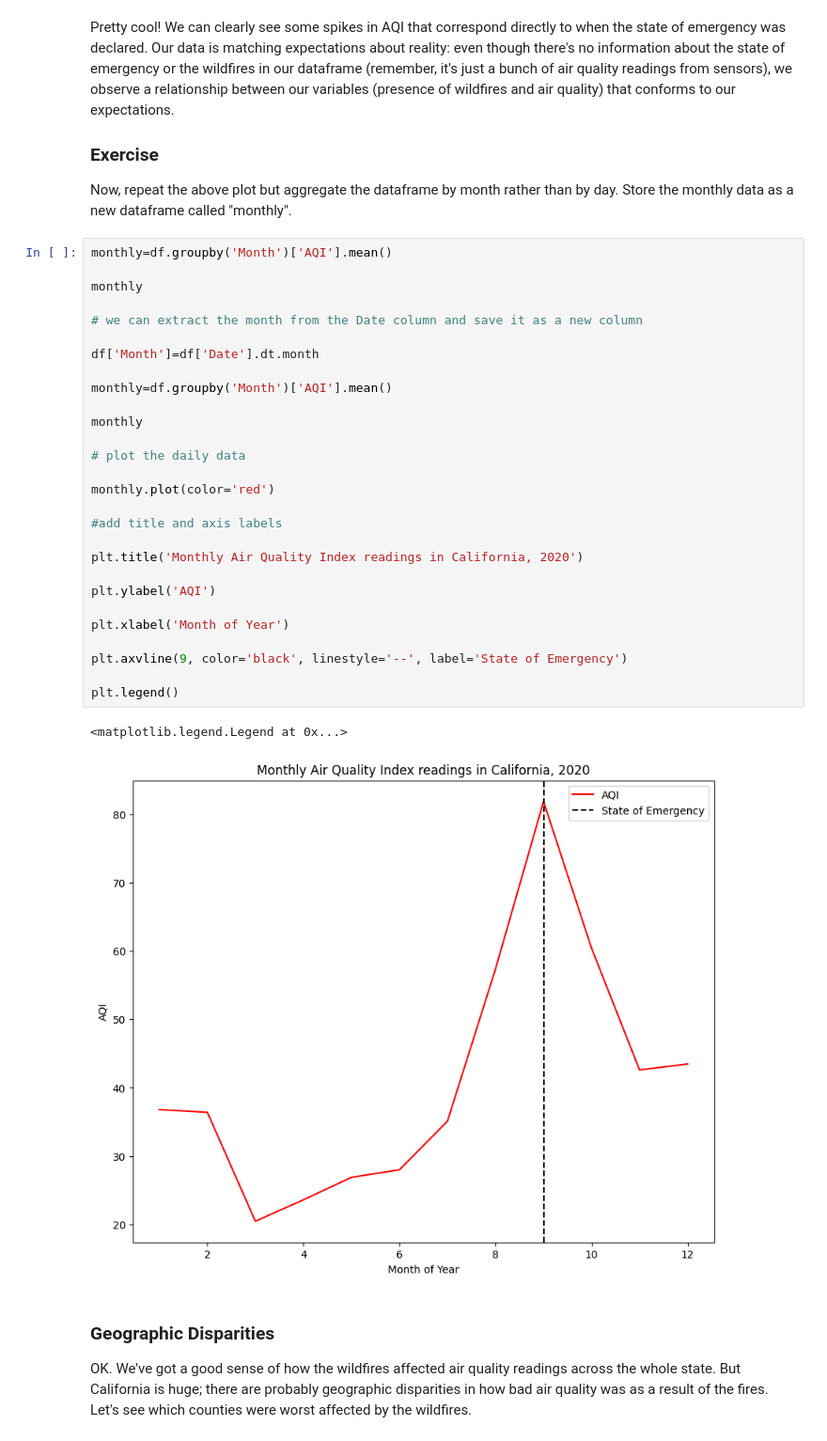
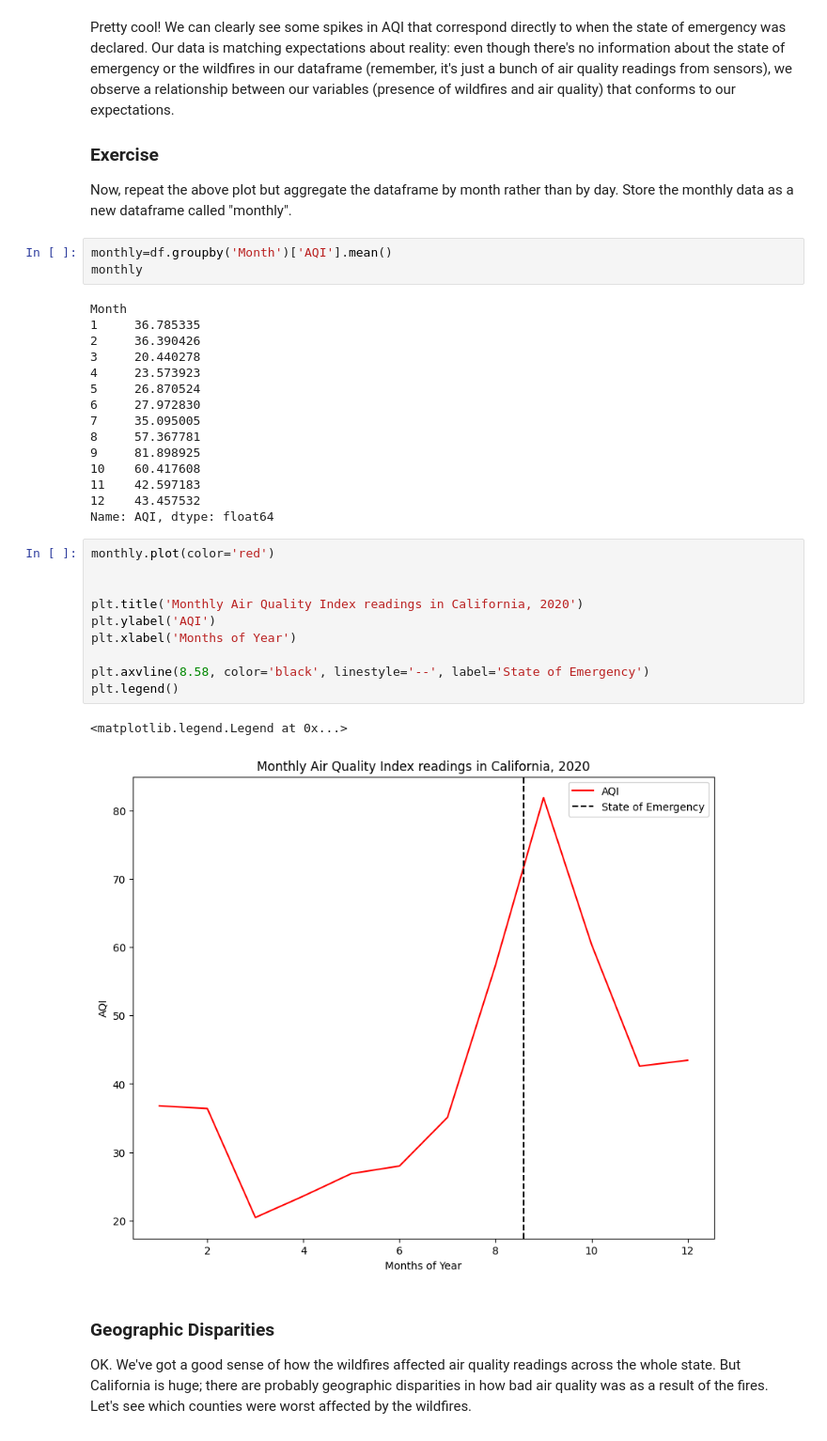
Before and after one commit to alxbxck/QM2, a Jupyter notebook: notebooks/W03. Spatial Data.ipynb, the cells around one changed output. Shown at 94% size. Cells and saved outputs as stored; diff of their text form.

```diff
--- a/notebooks/W03. Spatial Data.ipynb
+++ b/notebooks/W03. Spatial Data.ipynb
@@ -200,37 +212,37 @@ Pretty cool! We can clearly see some spikes in AQI that correspond directly to w
 
 ### Exercise
 Now, repeat the above plot but aggregate the dataframe by month rather than by day. Store the monthly data as a new dataframe called "monthly".
+# %%
+monthly=df.groupby('Month')['AQI'].mean()
+monthly
+# %% [output]
+Month
+1     36.785335
+2     36.390426
+3     20.440278
+4     23.573923
+5     26.870524
+6     27.972830
+7     35.095005
+8     57.367781
+9     81.898925
+10    60.417608
+11    42.597183
+12    43.457532
+Name: AQI, dtype: float64
 # %%
-monthly=df.groupby('Month')['AQI'].mean()
-
-monthly
-
-# we can extract the month from the Date column and save it as a new column
-
-df['Month']=df['Date'].dt.month
-
-monthly=df.groupby('Month')['AQI'].mean()
-
-monthly
-
-# plot the daily data
-
 monthly.plot(color='red')
 
-#add title and axis labels
 
 plt.title('Monthly Air Quality Index readings in California, 2020')
+plt.ylabel('AQI')
+plt.xlabel('Months of Year')
 
-plt.ylabel('AQI')
-
-plt.xlabel('Month of Year')
-
-plt.axvline(9, color='black', linestyle='--', label='State of Emergency')
-
+plt.axvline(8.58, color='black', linestyle='--', label='State of Emergency')
 plt.legend()
 # %% [output]
 <matplotlib.legend.Legend at 0x...>
-[figure, old version]
+[figure, new version]
 # %% [markdown]
 ### Geographic Disparities
 
```
Also changed, not shown: parts of 20 cells of this notebook.
